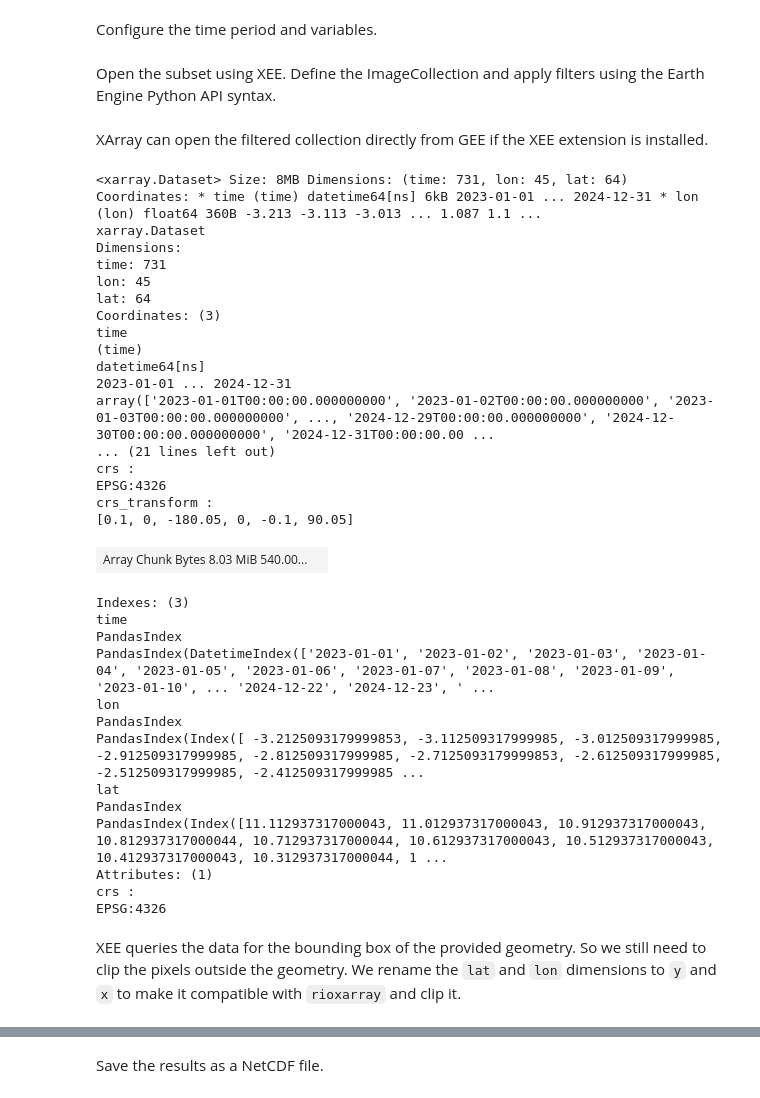
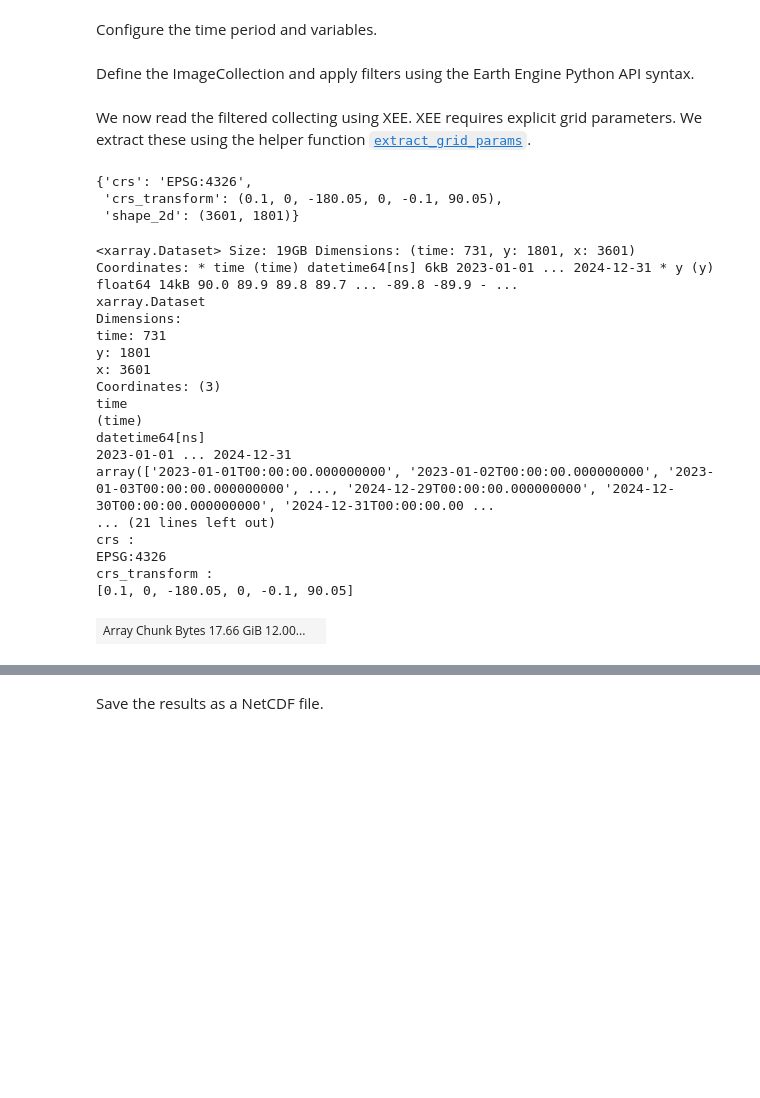
Before and after one commit to spatialthoughts/geopython-tutorials, a Jupyter notebook: notebooks/xee_ic_to_netcdf.ipynb, the cells around one changed output, grey strips where cells are left out. Cells and saved outputs as stored; diff of their text form; code cells hidden in the pictures; blank space fills up the shorter version.

```diff
--- a/notebooks/xee_ic_to_netcdf.ipynb
+++ b/notebooks/xee_ic_to_netcdf.ipynb
@@ -94,7 +131,7 @@ start_year = 2023
 end_year = 2024
 variable = 'temperature_2m'
 # %% [markdown]
-Open the subset using XEE. Define the ImageCollection and apply filters using the Earth Engine Python API syntax.
+Define the ImageCollection and apply filters using the Earth Engine Python API syntax.
 # %%
 start_date = ee.Date.fromYMD(start_year, 1, 1)
 end_date = ee.Date.fromYMD(end_year + 1, 1, 1)
@@ -105,49 +142,39 @@ filtered = era5 \
   .filter(ee.Filter.date(start_date, end_date)) \
   .filter(ee.Filter.bounds(bbox)) \
   .select(variable)
-# %% [markdown]
-XArray can open the filtered collection directly from GEE if the XEE extension is installed.
+# %% [markdown]
+We now read the filtered collecting using XEE. XEE requires explicit grid parameters. We extract these using the helper function [`extract_grid_params`](hhttps://xee.readthedocs.io/en/latest/_autosummary/xee.extract_grid_params.html#xee.extract_grid_params).
+# %%
+grid_params = helpers.extract_grid_params(filtered)
+grid_params
+# %% [output]
+{'crs': 'EPSG:4326',
+ 'crs_transform': (0.1, 0, -180.05, 0, -0.1, 90.05),
+ 'shape_2d': (3601, 1801)}
 # %%
 ds = xr.open_dataset(
     filtered,
     engine='ee',
-    geometry=bbox,
-    projection=filtered.first().select(0).projection(),
-    fast_time_slicing=True,
-    chunks={'index': 24},
+    **grid_params,
+    chunks={}
 )
 ds
 # %% [output]
-<xarray.Dataset> Size: 8MB Dimensions: (time: 731, lon: 45, lat: 64) Coordinates: * time (time) datetime64[ns] 6kB 2023-01-01 ... 2024-12-31 * lon (lon) float64 360B -3.213 -3.113 -3.013 ... 1.087 1.1 ...
+<xarray.Dataset> Size: 19GB Dimensions: (time: 731, y: 1801, x: 3601) Coordinates: * time (time) datetime64[ns] 6kB 2023-01-01 ... 2024-12-31 * y (y) float64 14kB 90.0 89.9 89.8 89.7 ... -89.8 -89.9 - ...
 xarray.Dataset
 Dimensions:
 time: 731
-lon: 45
-lat: 64
+y: 1801
+x: 3601
 Coordinates: (3)
 time
 (time)
 datetime64[ns]
 2023-01-01 ... 2024-12-31
 array(['2023-01-01T00:00:00.000000000', '2023-01-02T00:00:00.000000000', '2023-01-03T00:00:00.000000000', ..., '2024-12-29T00:00:00.000000000', '2024-12-30T00:00:00.000000000', '2024-12-31T00:00:00.00 ...
 ... (21 lines left out)
 crs :
 EPSG:4326
 crs_transform :
 [0.1, 0, -180.05, 0, -0.1, 90.05]
-| Array Chunk Bytes 8.03 MiB 540.00... |  |
+| Array Chunk Bytes 17.66 GiB 12.00... |  |
-Indexes: (3)
-time
-PandasIndex
-PandasIndex(DatetimeIndex(['2023-01-01', '2023-01-02', '2023-01-03', '2023-01-04', '2023-01-05', '2023-01-06', '2023-01-07', '2023-01-08', '2023-01-09', '2023-01-10', ... '2024-12-22', '2024-12-23', ' ...
-lon
-PandasIndex
-PandasIndex(Index([ -3.2125093179999853, -3.112509317999985, -3.012509317999985, -2.912509317999985, -2.812509317999985, -2.7125093179999853, -2.612509317999985, -2.512509317999985, -2.412509317999985 ...
-lat
-PandasIndex
-PandasIndex(Index([11.112937317000043, 11.012937317000043, 10.912937317000043, 10.812937317000044, 10.712937317000044, 10.612937317000043, 10.512937317000043, 10.412937317000043, 10.312937317000044, 1 ...
-Attributes: (1)
-crs :
-EPSG:4326
-# %% [markdown]
-XEE queries the data for the bounding box of the provided geometry. So we still need to clip the pixels outside the geometry. We rename the `lat` and `lon` dimensions to `y` and `x` to make it compatible with `rioxarray` and clip it.
```
Also changed, not shown: parts of 23 cells of this notebook.
